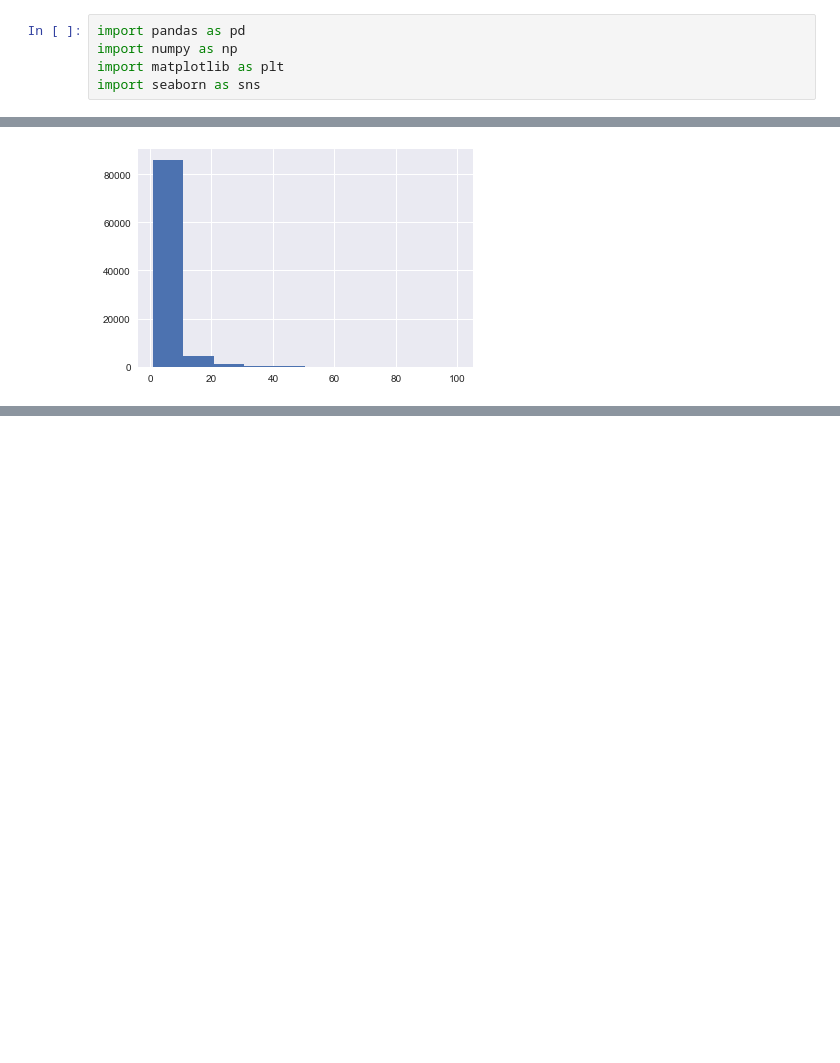
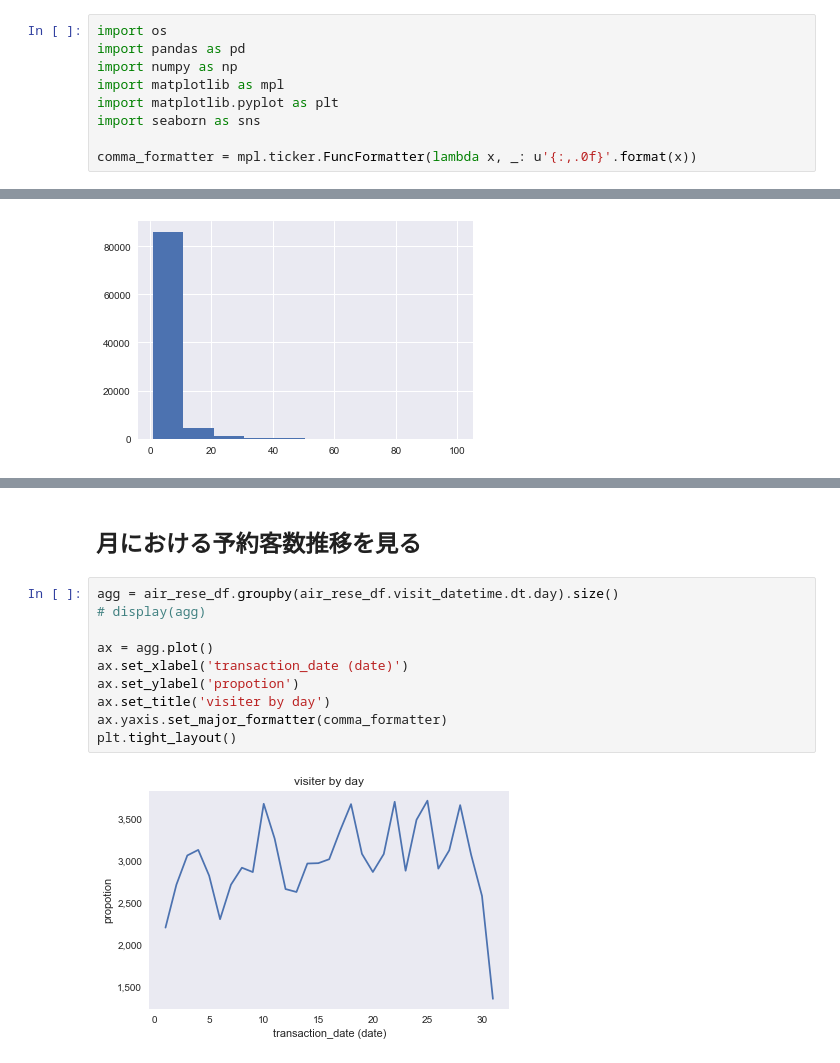
Before and after one commit to recruit-exercise/recruit_exercise, a Jupyter notebook: notebook/check_air_reserve.ipynb, the cells around one changed output, grey strips where cells are left out. Saved outputs shown, nothing was run; the diff lists cells and outputs as text; blank space fills up the shorter version.

```diff
--- a/notebook/check_air_reserve.ipynb
+++ b/notebook/check_air_reserve.ipynb
@@ -28,10 +28,14 @@ air_reseは4つのカラムが存在している
 |75%	|5.000000|
 |max	|100.000000|
 # %%
+import os
 import pandas as pd
 import numpy as np
-import matplotlib as plt
+import matplotlib as mpl
+import matplotlib.pyplot as plt
 import seaborn as sns
+
+comma_formatter = mpl.ticker.FuncFormatter(lambda x, _: u'{:,.0f}'.format(x))
 # %%
 sns.set(font=['IPAMincho'])
 sns.set_style("dark")
@@ -124,0 +137,14 @@ air_rese_df['reserve_visitors'].hist()
+# %% [markdown]
+## 月における予約客数推移を見る
+# %%
+agg = air_rese_df.groupby(air_rese_df.visit_datetime.dt.day).size()
+# display(agg)
+
+ax = agg.plot()
+ax.set_xlabel('transaction_date (date)')
+ax.set_ylabel('propotion')
+ax.set_title('visiter by day')
+ax.yaxis.set_major_formatter(comma_formatter)
+plt.tight_layout()
+# %% [output]
+[figure, added]
```
Also changed, not shown: parts of 11 cells of this notebook.
